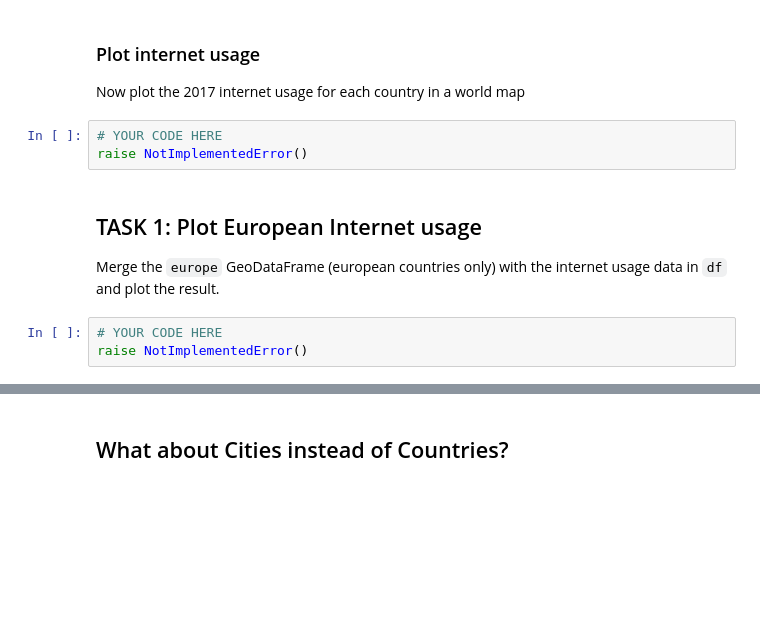
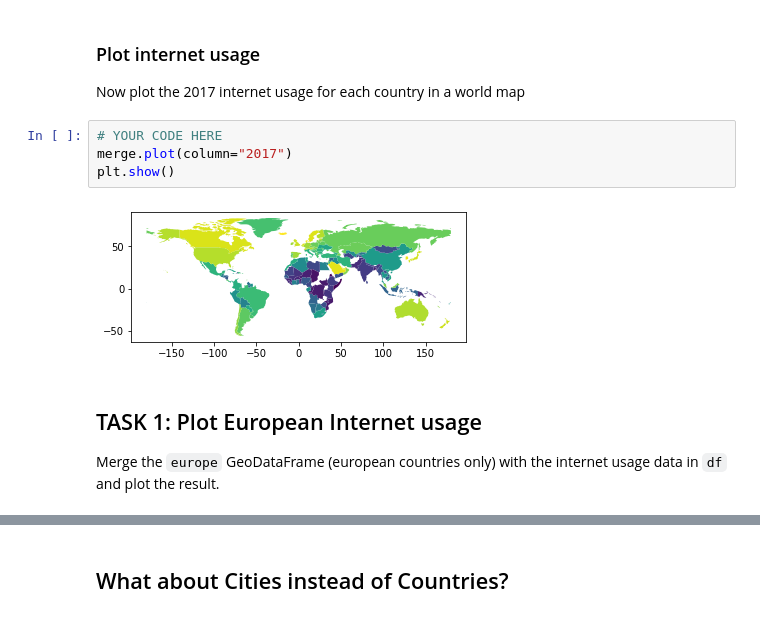
Before and after one commit to m-langer/FH-DataAnalysisP, a Jupyter notebook: LAB/02_Maps.ipynb, the cells around one changed output, grey strips where cells are left out. Cells and saved outputs as stored; diff of their text form; blank space fills up the shorter version.

```diff
--- a/LAB/02_Maps.ipynb
+++ b/LAB/02_Maps.ipynb
@@ -123,11 +186,11 @@ merge.head()
 Now plot the 2017 internet usage for each country in a world map
 # %%
 # YOUR CODE HERE
-raise NotImplementedError()
+merge.plot(column="2017")
+plt.show()
+# %% [output]
+[figure, added]
 # %% [markdown]
 ## TASK 1:  Plot European Internet usage
 
 Merge the ``europe`` GeoDataFrame (european countries only) with the internet usage data in ``df`` and plot the result.
-# %%
-# YOUR CODE HERE
-raise NotImplementedError()
```
Also changed, not shown: parts of 19 cells of this notebook, 2 other files.
